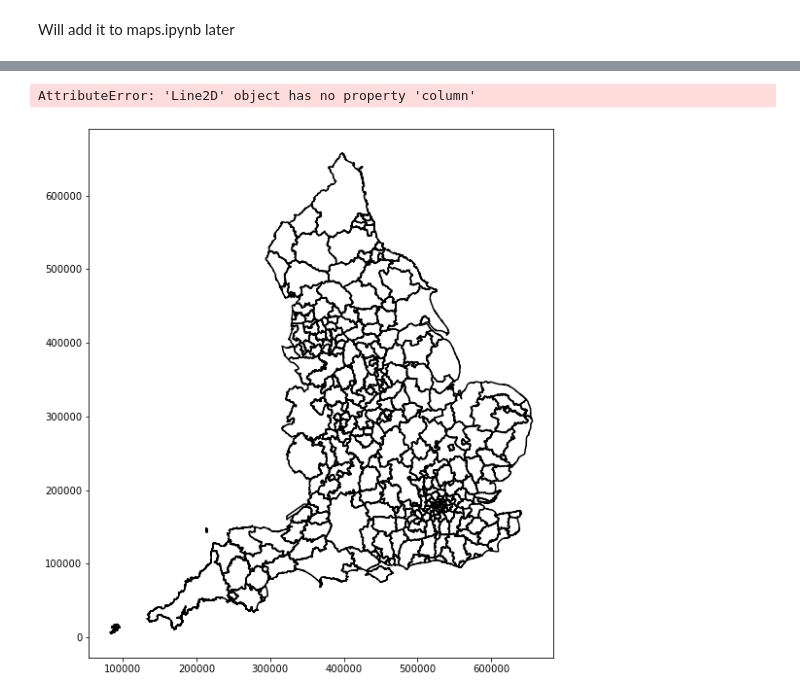
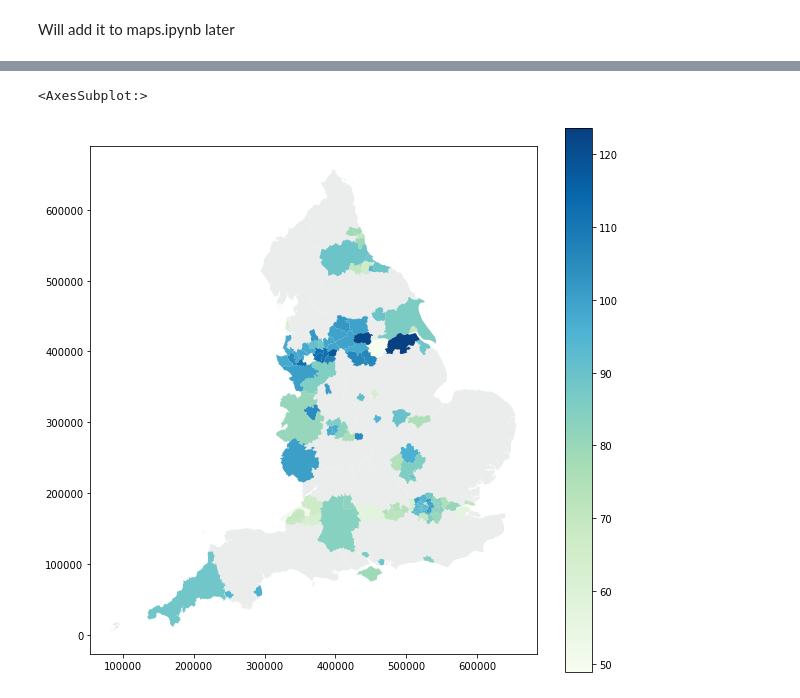
Before and after one commit to JonathanMarriott/ADS-Loneliness, a Jupyter notebook: maps/rainfall_map.ipynb, the cells around one changed output, grey strips where cells are left out. Saved outputs shown, nothing was run; the diff lists cells and outputs as text; code cells hidden in the pictures.

Commit message:
rainfall loneliness sidebyside

```diff
--- a/maps/rainfall_map.ipynb
+++ b/maps/rainfall_map.ipynb
@@ -8,6 +8,5 @@ import matplotlib.pyplot as plt
 la_map = gpd.read_file('../weather/data/la_england/LAD_MAY_2021_UK_BFE_V2.shp')
 la_map = la_map[la_map['LAD21CD'].str.startswith('E')]
 # %%
-rainfall = pd.read_csv('../weather/data/rainfall.csv').drop('Unnamed: 0', 1)
-rainfall_map = la_map.merge(rainfall, how='inner', left_on='LAD21CD', right_on='LA code')
-rainfall_map.head()
+rainfall = pd.read_csv('../weather/data/rainfall.csv')
+rainfall_map = la_map.merge(rainfall, left_on='LAD21CD', right_on='LA code')
@@ -21,3 +12,0 @@ rainfall_map.head()
-# %%
-rainfall_map = pd.read_csv('./rainfall_map.csv')
-rainfall_map.head()
@@ -31,7 +22,10 @@ rainfall_map.head()
+# %%
+england_file = '../weather/data/shape_england/RGN_DEC_2021_EN_BFC.shp'
+england_map = gpd.read_file(england_file)
 # %%
 fig, ax = plt.subplots(figsize=(10,10))
-la_map.boundary.plot(ax=ax,edgecolor="black");
-rainfall_map.plot(ax=ax,column='Average Rainfall (June, mm)', edgecolor="black",legend=True)
+england_map.plot(ax=ax,color='#EBECEC',linewidth=0.1);
+rainfall_map.plot(ax=ax,column='Average Rainfall (June, mm)', edgecolor="black",linewidth=0,cmap='GnBu',legend=True)
 # %% [output]
-AttributeError: 'Line2D' object has no property 'column'
+<AxesSubplot:>
-[figure, old version]
+[figure, new version]
```
Also changed, not shown: parts of 10 cells of this notebook, 3 other files.
